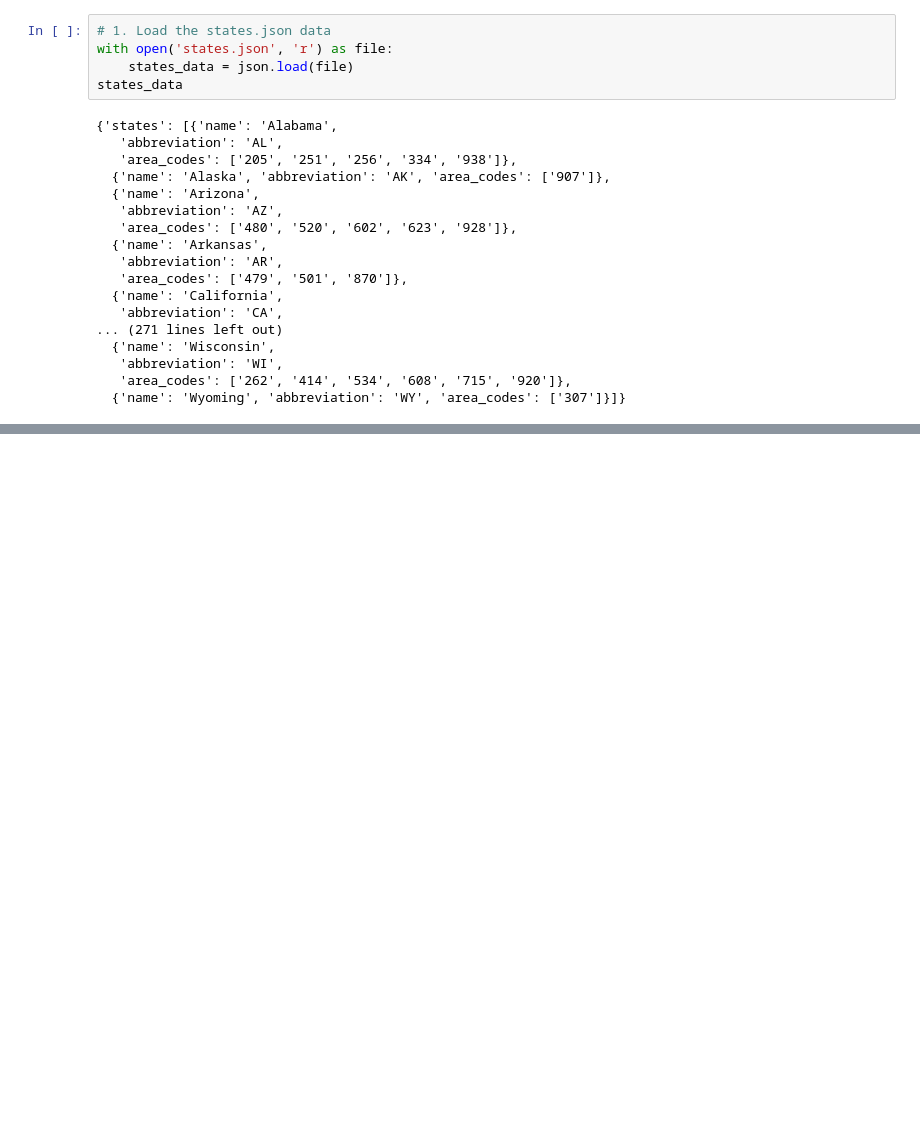
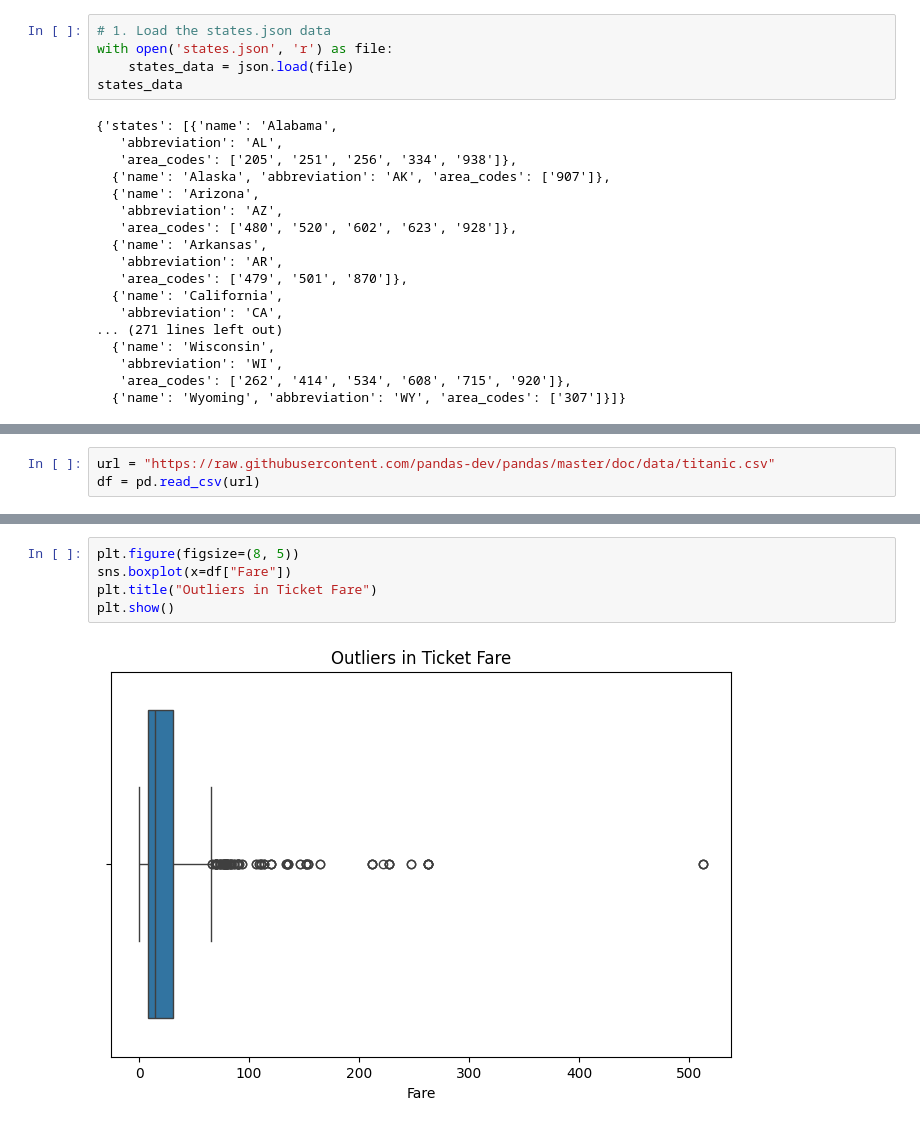
Before and after one commit to rokin-emergys/rokin-py, a Jupyter notebook: Day_4/Day_4-Assignment_1.ipynb, the cells around one changed output, grey strips where cells are left out. Drawn from its saved outputs; the diff is of its cells as text; blank space fills up the shorter version.

```diff
--- a/Day_4/Day_4-Assignment_1.ipynb
+++ b/Day_4/Day_4-Assignment_1.ipynb
@@ -85,0 +125,3 @@ Sorted JSON data:
+# %%
+url = "https://raw.githubusercontent.com/pandas-dev/pandas/master/doc/data/titanic.csv"
+df = pd.read_csv(url)
@@ -85,0 +171,7 @@ Sorted JSON data:
+# %%
+plt.figure(figsize=(8, 5))
+sns.boxplot(x=df["Fare"])
+plt.title("Outliers in Ticket Fare")
+plt.show()
+# %% [output]
+[figure, added]
```
Also changed, not shown: parts of 12 cells of this notebook.
